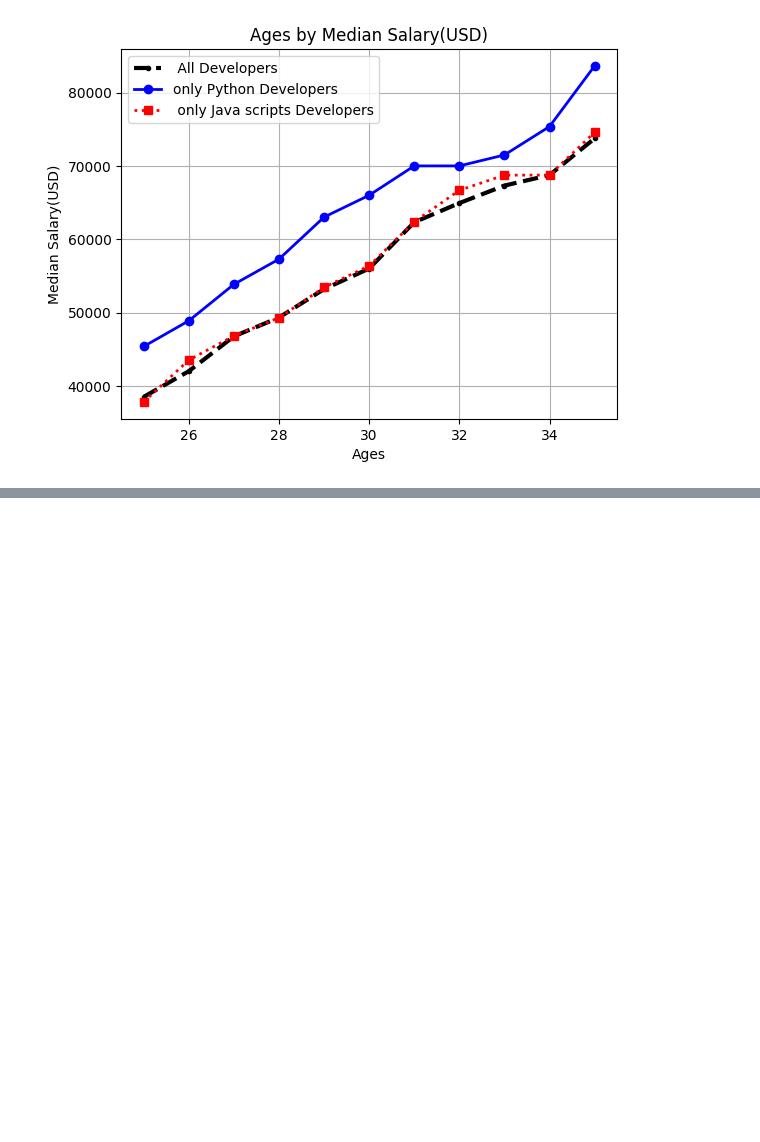
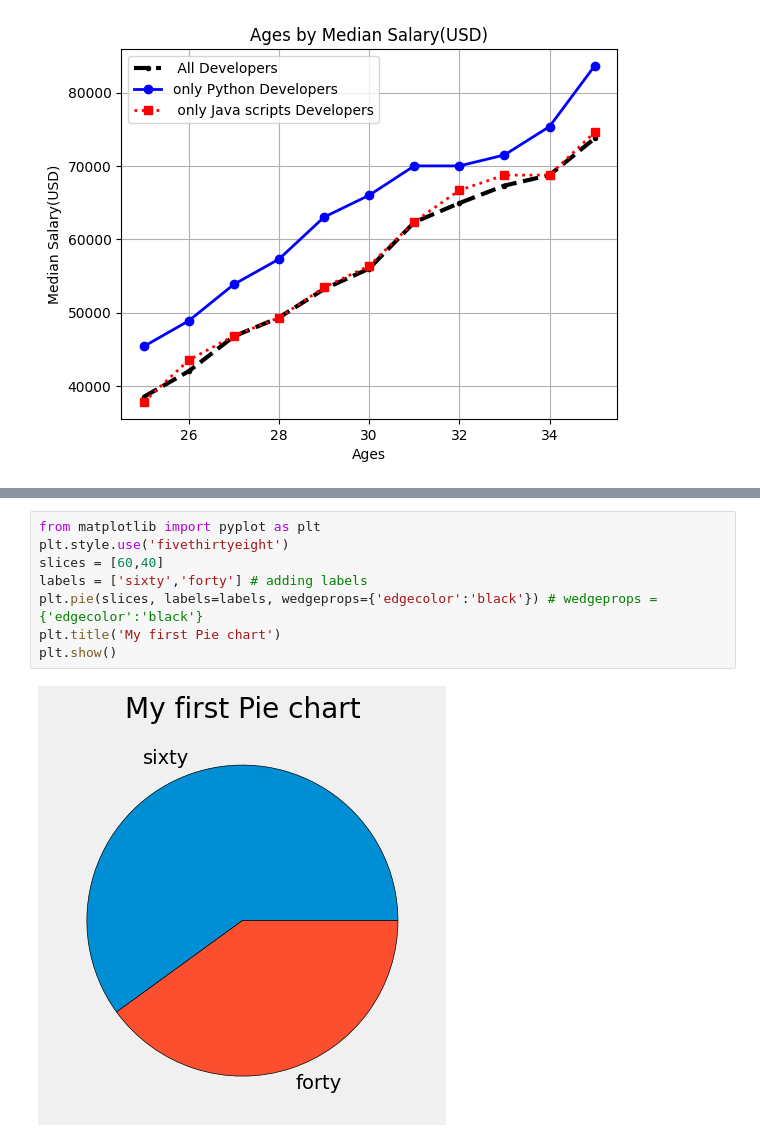
Before and after one commit to Amit-yadav019/python-Git-learning-journey, a Jupyter notebook: Matplotlib/matpllotlib_01.ipynb, the cells around one changed output, grey strips where cells are left out. Drawn from its saved outputs; the diff is of its cells as text; blank space fills up the shorter version.

```diff
--- a/Matplotlib/matpllotlib_01.ipynb
+++ b/Matplotlib/matpllotlib_01.ipynb
@@ -118,0 +140,10 @@ plt.grid() # to enable grid
+# %%
+from matplotlib import pyplot as plt
+plt.style.use('fivethirtyeight')
+slices = [60,40]
+labels = ['sixty','forty'] # adding labels
+plt.pie(slices, labels=labels, wedgeprops={'edgecolor':'black'}) # wedgeprops = {'edgecolor':'black'}
+plt.title('My first Pie chart')
+plt.show()
+# %% [output]
+[figure, added]
```
Also changed, not shown: parts of 34 cells of this notebook, 3 other files.
